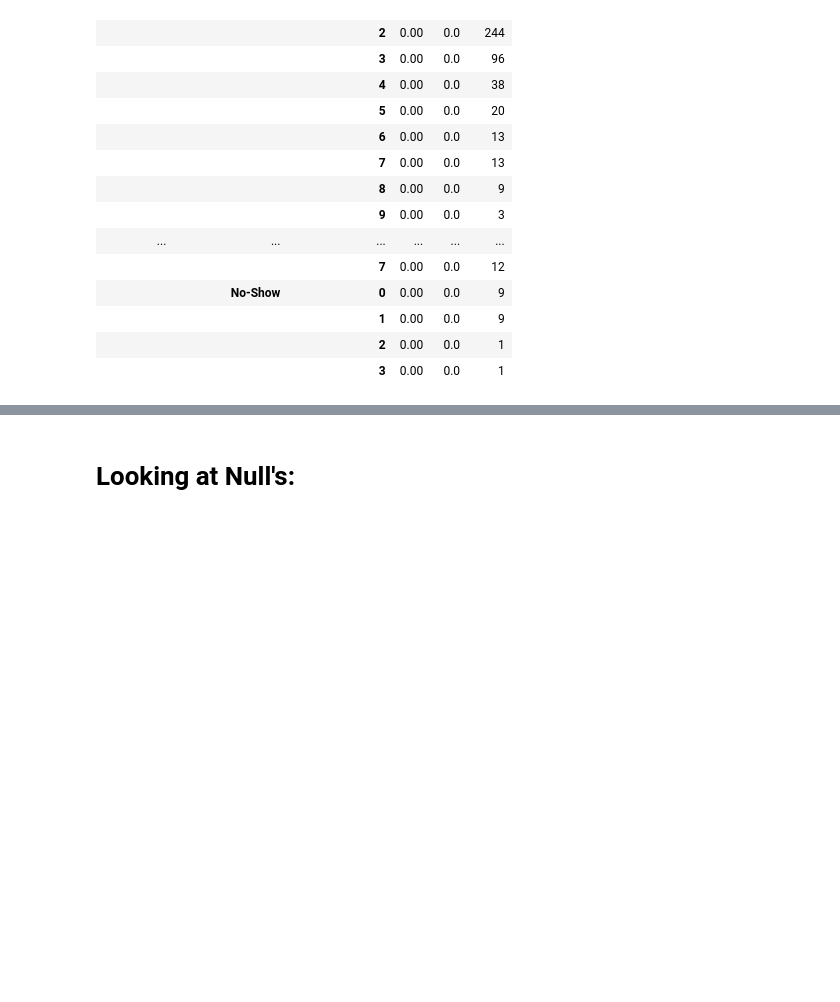
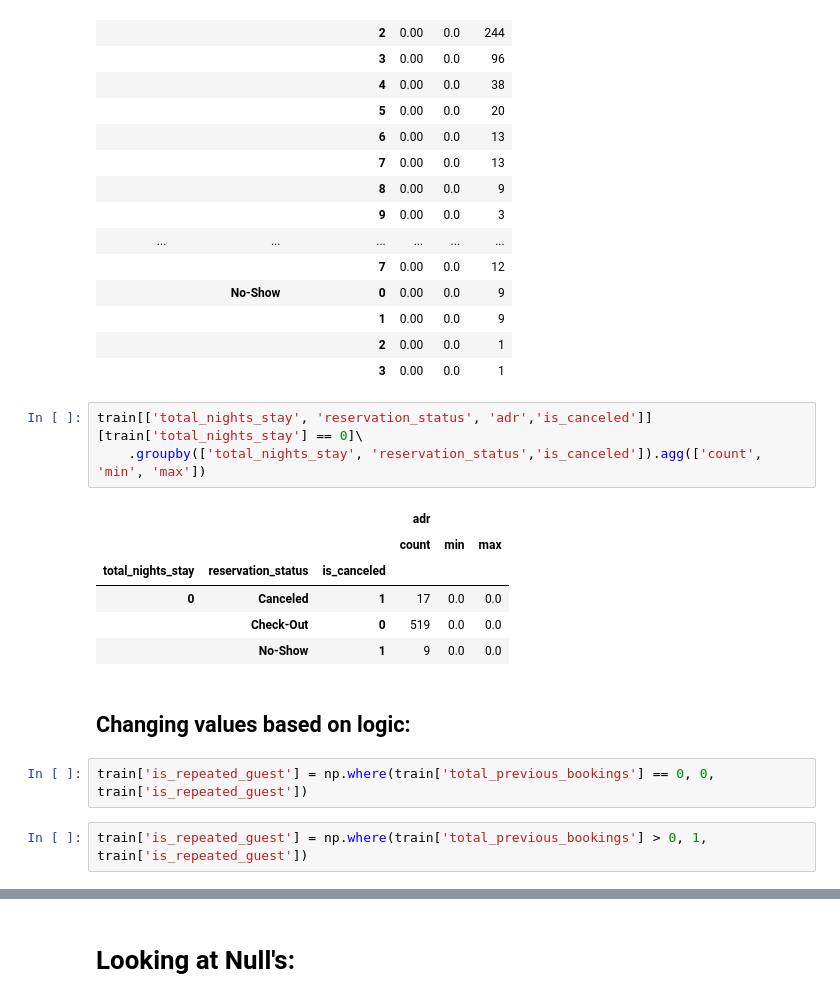
Before and after one commit to josephburton06/Hotel-Bookings, a Jupyter notebook: acquire_prep_some_explore_hotel_bookings.ipynb, the cells around one changed output, grey strips where cells are left out. Saved outputs shown, nothing was run; the diff lists cells and outputs as text; blank space fills up the shorter version.

```diff
--- a/acquire_prep_some_explore_hotel_bookings.ipynb
+++ b/acquire_prep_some_explore_hotel_bookings.ipynb
@@ -283,3 +309,19 @@ This means there are 952 more rows than above.
 |  |  | 1 | 0.00 | 0.0 | 9 |
 |  |  | 2 | 0.00 | 0.0 | 1 |
 |  |  | 3 | 0.00 | 0.0 | 1 |
+# %%
+train[['total_nights_stay', 'reservation_status', 'adr','is_canceled']][train['total_nights_stay'] == 0]\
+    .groupby(['total_nights_stay', 'reservation_status','is_canceled']).agg(['count', 'min', 'max'])
+# %% [output]
+|  |  |  | adr |  |  |
+|  |  |  | count | min | max |
+| total_nights_stay | reservation_status | is_canceled |  |  |  |
+| 0 | Canceled | 1 | 17 | 0.0 | 0.0 |
+|  | Check-Out | 0 | 519 | 0.0 | 0.0 |
+|  | No-Show | 1 | 9 | 0.0 | 0.0 |
+# %% [markdown]
+## Changing values based on logic:
+# %%
+train['is_repeated_guest'] = np.where(train['total_previous_bookings'] == 0, 0, train['is_repeated_guest'])
+# %%
+train['is_repeated_guest'] = np.where(train['total_previous_bookings'] > 0, 1, train['is_repeated_guest'])
```
Also changed, not shown: parts of 18 cells of this notebook.
